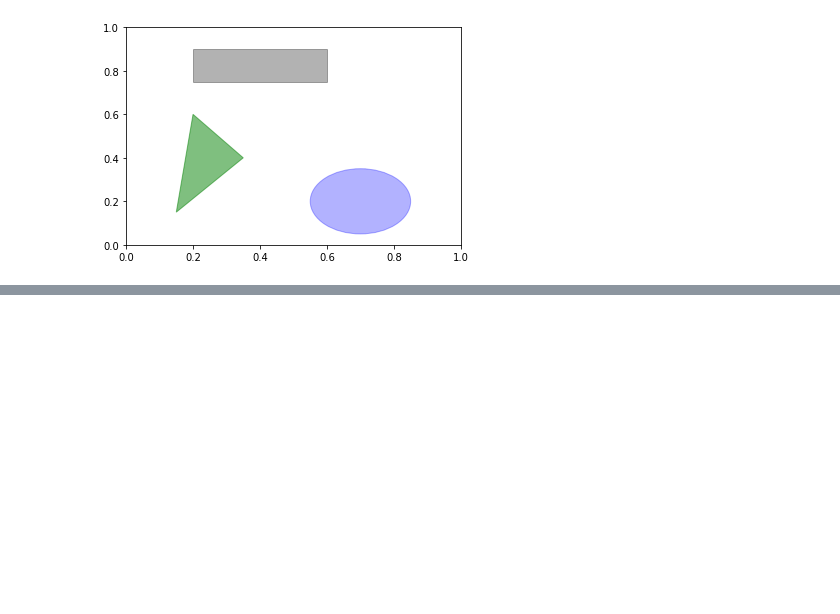
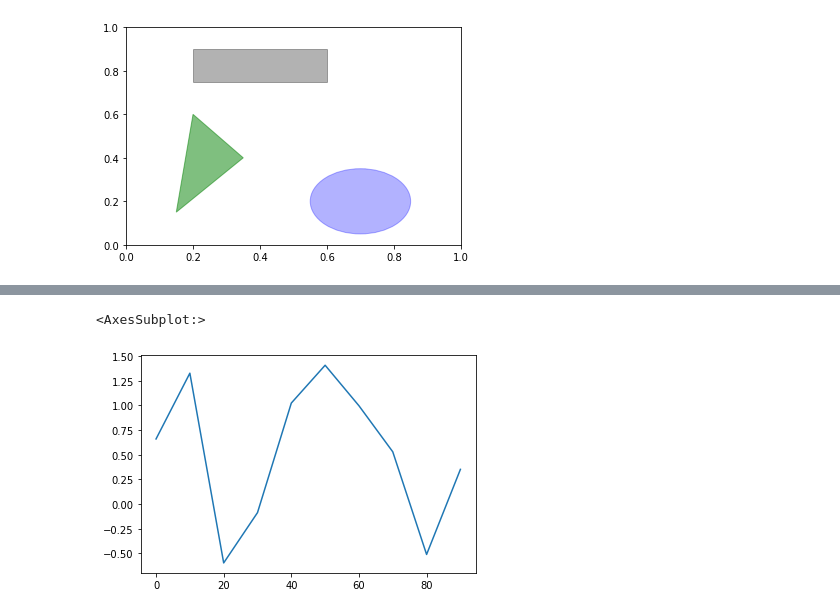
Before and after one commit to gusdn5656/python-basic, a Jupyter notebook: Python for Data Analysis/Chapter 9 그래프와 시각화.ipynb, the cells around one changed output, grey strips where cells are left out. Cells and saved outputs as stored; diff of their text form; code cells hidden in the pictures; blank space fills up the shorter version.

Commit message:
210930 Chapter 9. Graph and Visualization

```diff
--- a/Python for Data Analysis/Chapter 9 그래프와 시각화.ipynb
+++ b/Python for Data Analysis/Chapter 9 그래프와 시각화.ipynb
@@ -320,0 +406,6 @@ ax.add_patch(pgon)
+# %%
+s = pd.Series(np.random.randn(10).cumsum(), index = np.arange(0,100,10))
+s.plot()
+# %% [output]
+<AxesSubplot:>
+[figure, added]
```
Also changed, not shown: parts of 62 cells of this notebook.
